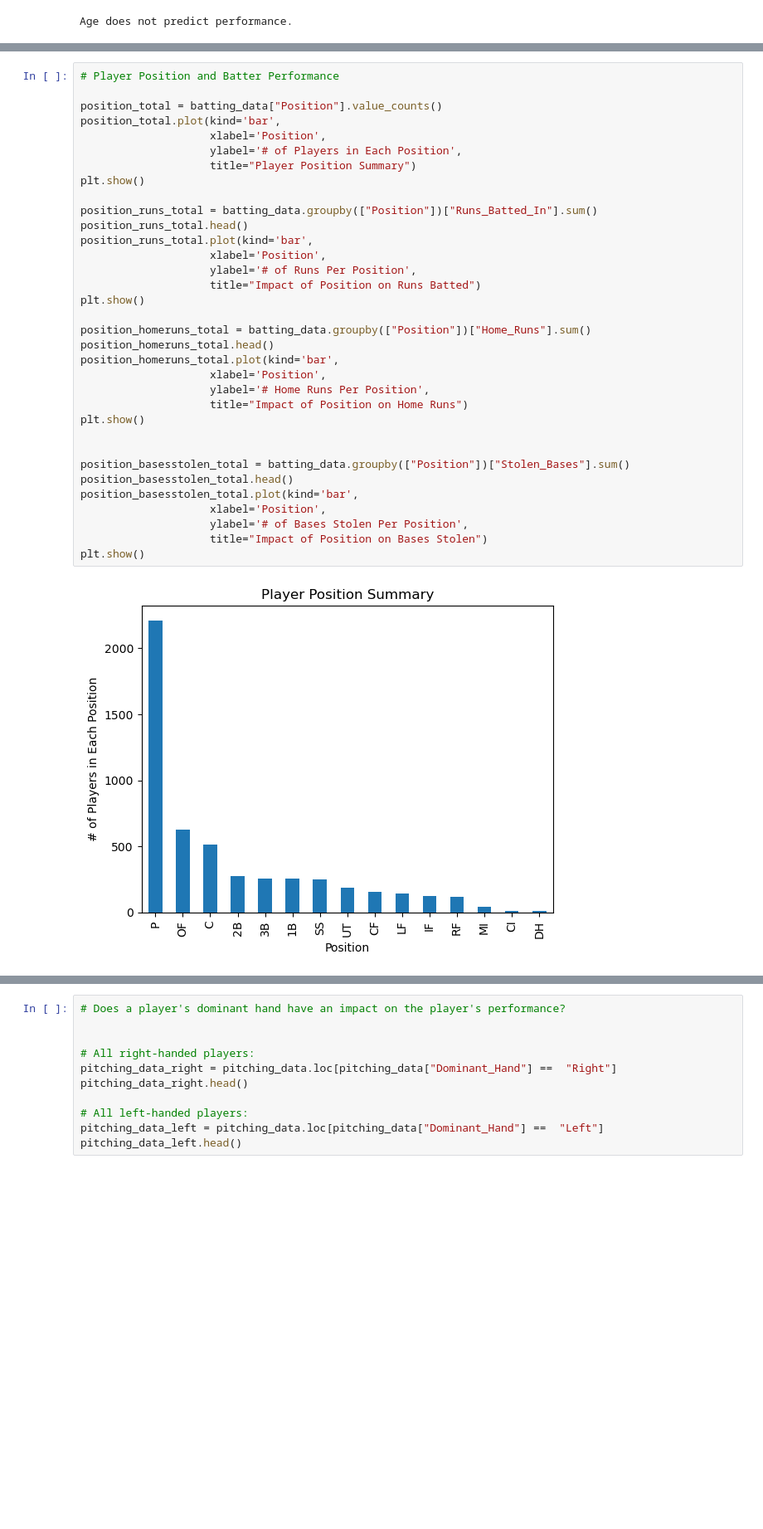
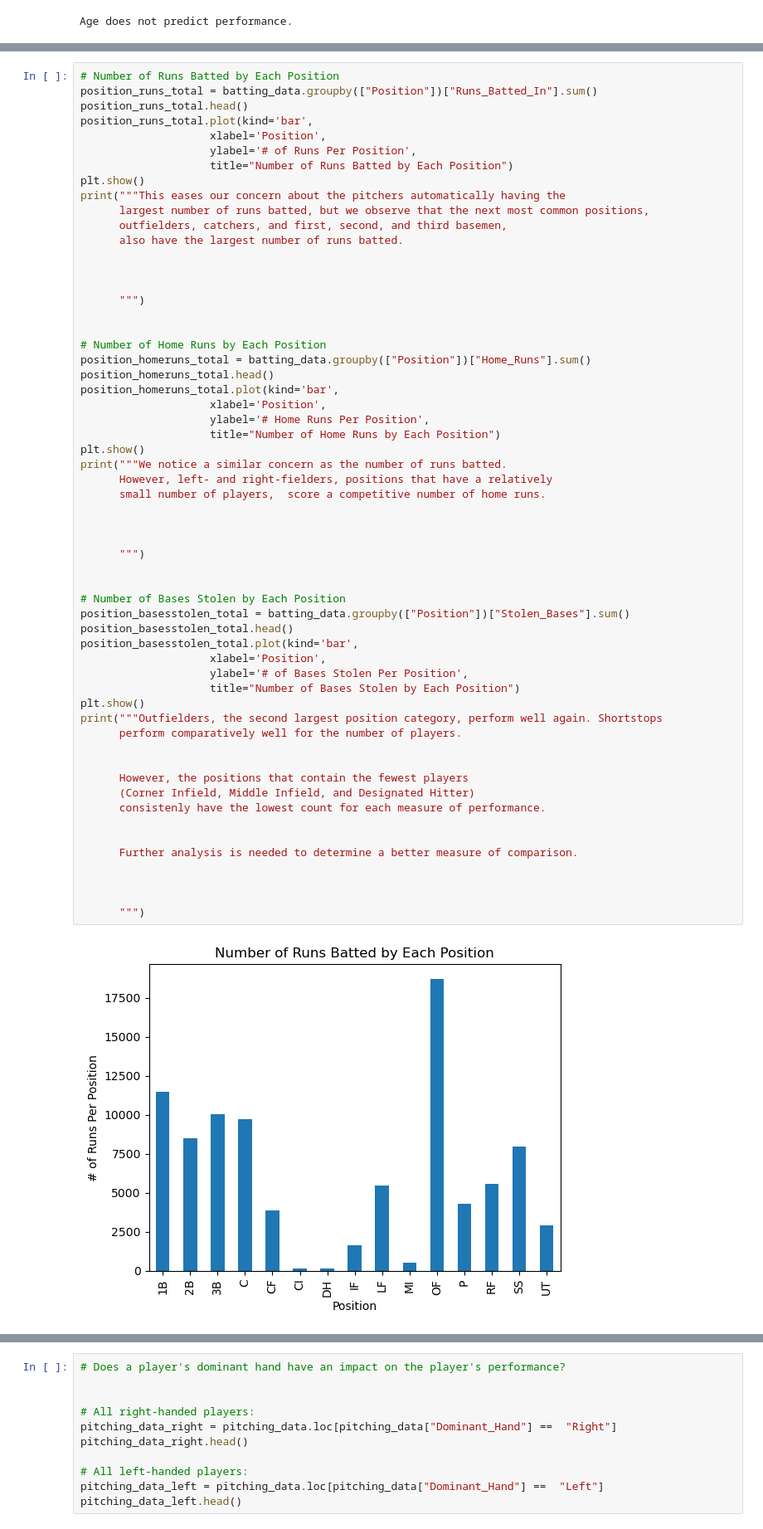
Before and after one commit to ml9148/Project_01, a Jupyter notebook: data_cleaning.ipynb, the cells around one changed output, grey strips where cells are left out. Shown at 83% size. Drawn from its saved outputs; the diff is of its cells as text; blank space fills up the shorter version.

Commit message:
completed analysis of avg performance per position w/vis and started looking @ outliers

```diff
--- a/data_cleaning.ipynb
+++ b/data_cleaning.ipynb
@@ -248,36 +277,60 @@ Age does not predict performance.
 # %%
-# Player Position and Batter Performance
-
-position_total = batting_data["Position"].value_counts()
-position_total.plot(kind='bar',
-                    xlabel='Position',
-                    ylabel='# of Players in Each Position',
-                    title="Player Position Summary")
-plt.show()
-
+# Number of Runs Batted by Each Position
 position_runs_total = batting_data.groupby(["Position"])["Runs_Batted_In"].sum()
 position_runs_total.head()
 position_runs_total.plot(kind='bar',
                     xlabel='Position',
                     ylabel='# of Runs Per Position',
-                    title="Impact of Position on Runs Batted")
+                    title="Number of Runs Batted by Each Position")
 plt.show()
+print("""This eases our concern about the pitchers automatically having the
+      largest number of runs batted, but we observe that the next most common positions,
+      outfielders, catchers, and first, second, and third basemen,
+      also have the largest number of runs batted.
 
+
+
+      """)
+
+
+# Number of Home Runs by Each Position
 position_homeruns_total = batting_data.groupby(["Position"])["Home_Runs"].sum()
 position_homeruns_total.head()
 position_homeruns_total.plot(kind='bar',
                     xlabel='Position',
                     ylabel='# Home Runs Per Position',
-                    title="Impact of Position on Home Runs")
+                    title="Number of Home Runs by Each Position")
 plt.show()
+print("""We notice a similar concern as the number of runs batted.
+      However, left- and right-fielders, positions that have a relatively
+      small number of players,  score a competitive number of home runs.
 
 
+
+      """)
+
+
+# Number of Bases Stolen by Each Position
 position_basesstolen_total = batting_data.groupby(["Position"])["Stolen_Bases"].sum()
 position_basesstolen_total.head()
 position_basesstolen_total.plot(kind='bar',
                     xlabel='Position',
                     ylabel='# of Bases Stolen Per Position',
-                    title="Impact of Position on Bases Stolen")
+                    title="Number of Bases Stolen by Each Position")
 plt.show()
+print("""Outfielders, the second largest position category, perform well again. Shortstops
+      perform comparatively well for the number of players.
+
+
+      However, the positions that contain the fewest players
+      (Corner Infield, Middle Infield, and Designated Hitter)
+      consistenly have the lowest count for each measure of performance.
+
+
+      Further analysis is needed to determine a better measure of comparison.
+
+
+
+      """)
 # %% [output]
-[figure, old version]
+[figure, new version]
```
Also changed, not shown: parts of 33 cells of this notebook.
